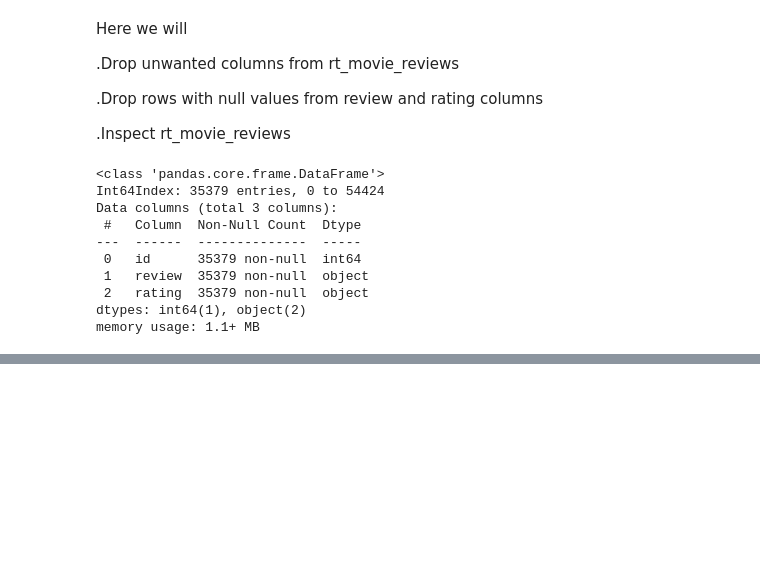
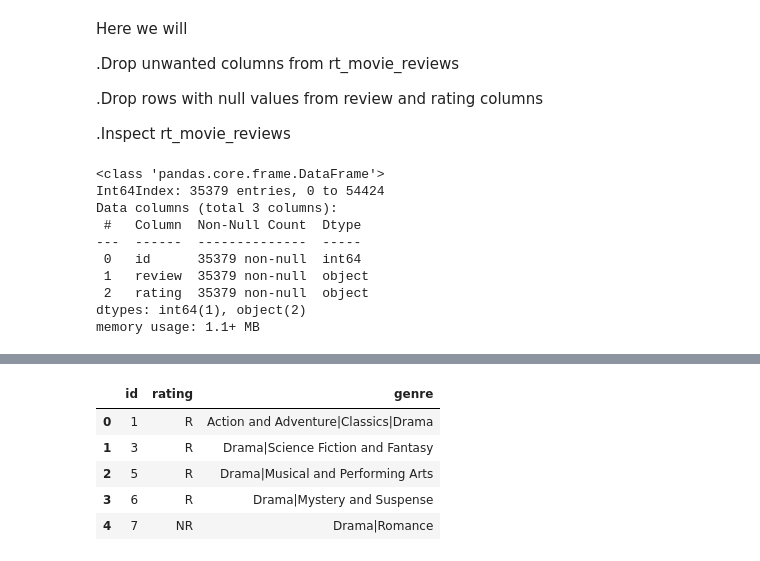
Before and after one commit to KeruboJ/dsc-phase-1-project-v2-4, a Jupyter notebook: student.ipynb, the cells around one changed output, grey strips where cells are left out. Saved outputs shown, nothing was run; the diff lists cells and outputs as text; code cells hidden in the pictures; blank space fills up the shorter version.

```diff
--- a/student.ipynb
+++ b/student.ipynb
@@ -473,0 +486,5 @@ memory usage: 1.1+ MB
+# %%
+
+rt_movie_info.drop(columns=['director', 'writer', 'theater_date', 'dvd_date', 'runtime', 'box_office', 'synopsis', 'studio', 'currency'], inplace=True)
+rt_movie_info.dropna(subset=['rating', 'genre'])
+rt_movie_info.info()
@@ -473,0 +502,9 @@ memory usage: 1.1+ MB
+# %%
+rt_movie_info.head()
+# %% [output]
+|  | id | rating | genre |
+| 0 | 1 | R | Action and Adventure|Classics|Drama |
+| 1 | 3 | R | Drama|Science Fiction and Fantasy |
+| 2 | 5 | R | Drama|Musical and Performing Arts |
+| 3 | 6 | R | Drama|Mystery and Suspense |
+| 4 | 7 | NR | Drama|Romance |
```
Also changed, not shown: parts of 3 cells of this notebook.
